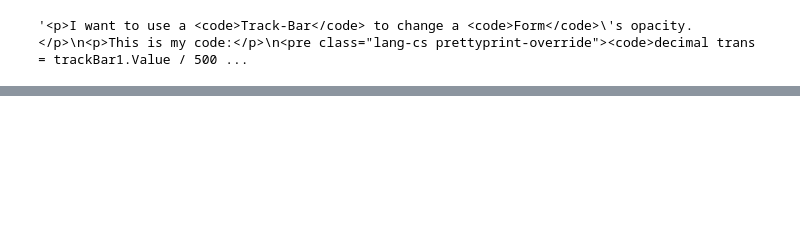
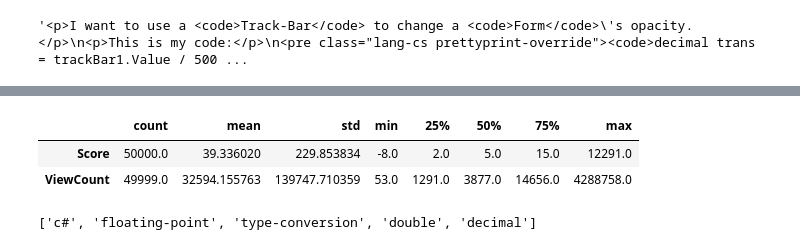
Before and after one commit to Jeremynadal33/categorize_question_API, a Jupyter notebook: cleaning.ipynb, the cells around one changed output, grey strips where cells are left out. Drawn from its saved outputs; the diff is of its cells as text; code cells hidden in the pictures; blank space fills up the shorter version.

```diff
--- a/cleaning.ipynb
+++ b/cleaning.ipynb
@@ -87,0 +113,6 @@ handle_body(body=data['Body'][0])
+# %%
+data[['Score','ViewCount']].describe().transpose()
+# %% [output]
+|  | count | mean | std | min | 25% | 50% | 75% | max |
+| Score | 50000.0 | 39.336020 | 229.853834 | -8.0 | 2.0 | 5.0 | 15.0 | 12291.0 |
+| ViewCount | 49999.0 | 32594.155763 | 139747.710359 | 53.0 | 1291.0 | 3877.0 | 14656.0 | 4288758.0 |
@@ -87,0 +121,4 @@ handle_body(body=data['Body'][0])
+# %%
+handle_tags(data['Tags'][0])
+# %% [output]
+['c#', 'floating-point', 'type-conversion', 'double', 'decimal']
```
Also changed, not shown: parts of 12 cells of this notebook, 1 other file.
